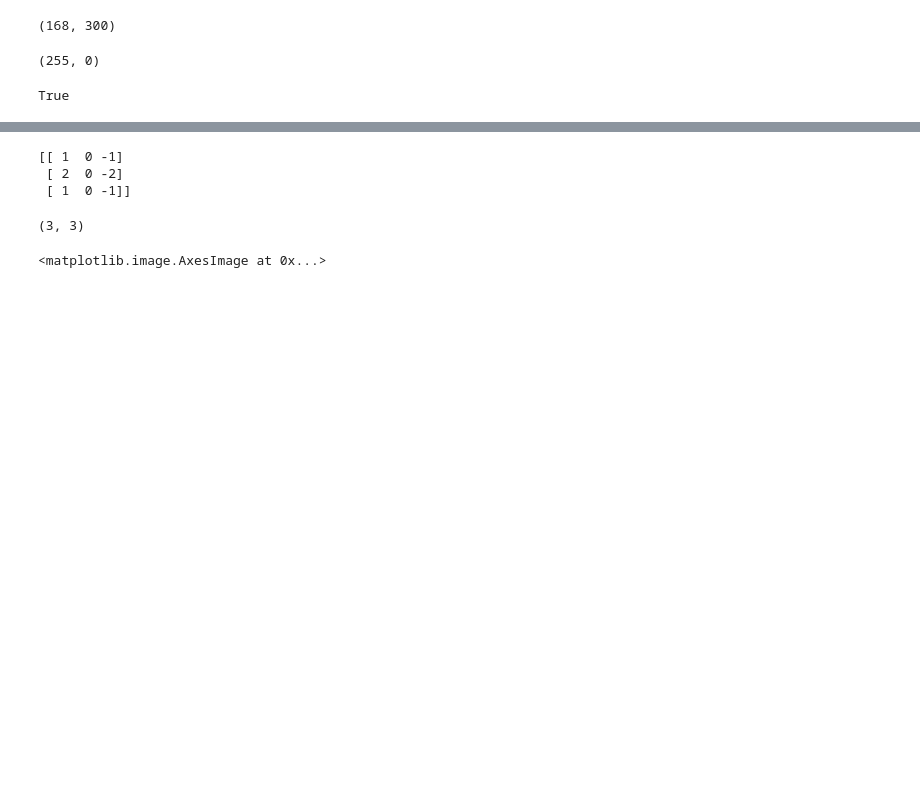
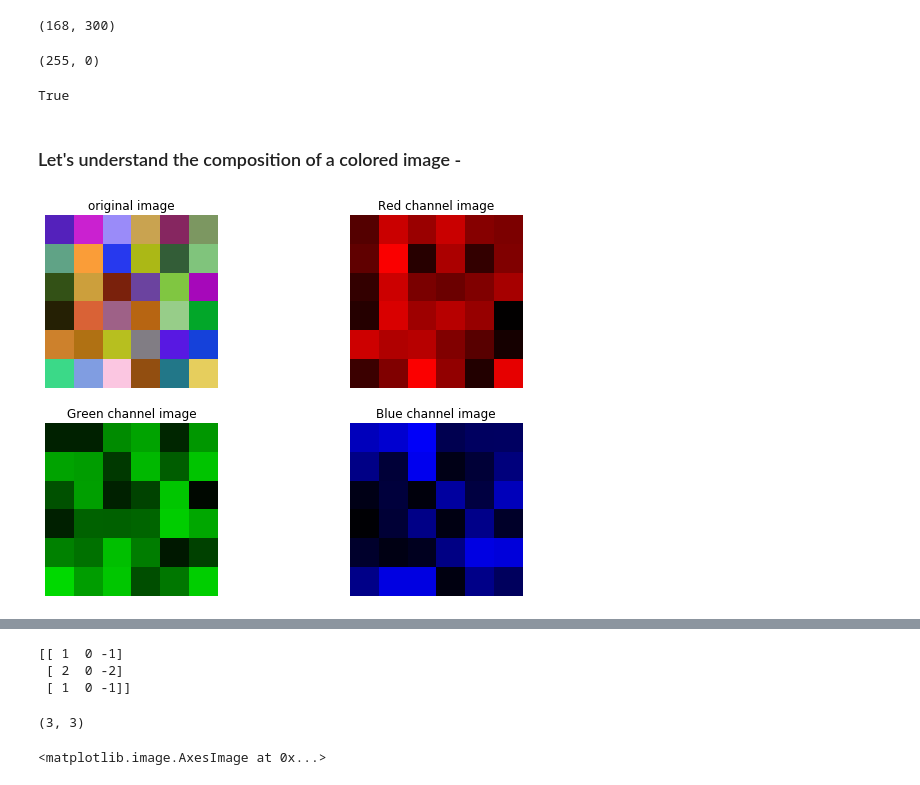
Before and after one commit to c17hawke/Exploring_deep_learning, a Jupyter notebook: edge detection basics/demo_codes_for_edge_detection.ipynb, the cells around one changed output, grey strips where cells are left out. Drawn from its saved outputs; the diff is of its cells as text; code cells hidden in the pictures; blank space fills up the shorter version.

Commit message:
commit with additional info of image composition

```diff
--- a/edge detection basics/demo_codes_for_edge_detection.ipynb
+++ b/edge detection basics/demo_codes_for_edge_detection.ipynb
@@ -78,3 +78,46 @@ im3_gray.max(), im3_gray.min()
 cv2.imwrite("car_gray.jpeg", im3_gray)
 # %% [output]
 True
+# %% [markdown]
+### Let's understand the composition of a colored image -
+# %%
+def visualize_RGB_channels(imageArray=None, f_size=(10,7)):
+    '''
+    function to plot original and all channels seprately for
+    a colored image this helps you to understand basic composition
+    of an image.
+    '''
+    # split the colored image into its RGB components
+    B, G, R = cv2.split(imageArray)
+
+    # create a zero mat with shape of any channel
+    # and data type, here B.shape and B.type is used-
+    Z = np.zeros(B.shape, dtype=B.dtype)
+
+    # intialize the subplots with figure size
+    fig, ax = plt.subplots(2,2,figsize=f_size)
+
+    # set all axis off as its just an image plot
+    [axi.set_axis_off() for axi in ax.ravel()]
+
+    ax[0,0].set_title("original image")
+    # merge RGB to show oringinal image
+    ax[0,0].imshow(cv2.merge((R, G, B)))
+
+    ax[0,1].set_title("Red channel image")
+    # merge RZZ to show only Red channel
+    ax[0,1].imshow(cv2.merge((R, Z, Z)))
+
+    ax[1,0].set_title("Green channel image")
+    # merge ZGZ to show only Green channel
+    ax[1,0].imshow(cv2.merge((Z, G, Z)))
+
+    ax[1,1].set_title("Blue channel image")
+    # merge ZZB to show only Blue channel
+    ax[1,1].imshow(cv2.merge((Z, Z, B)))
+# %%
+# randomly generate a 6*6*3 matrix showing and rgb image with 3 channels
+random_colored_image = np.random.randint(1,255, 6*6*3).reshape(6,6,3)
+visualize_RGB_channels(random_colored_image)
+# %% [output]
+[figure, added]
```
Also changed, not shown: parts of 5 cells of this notebook.
